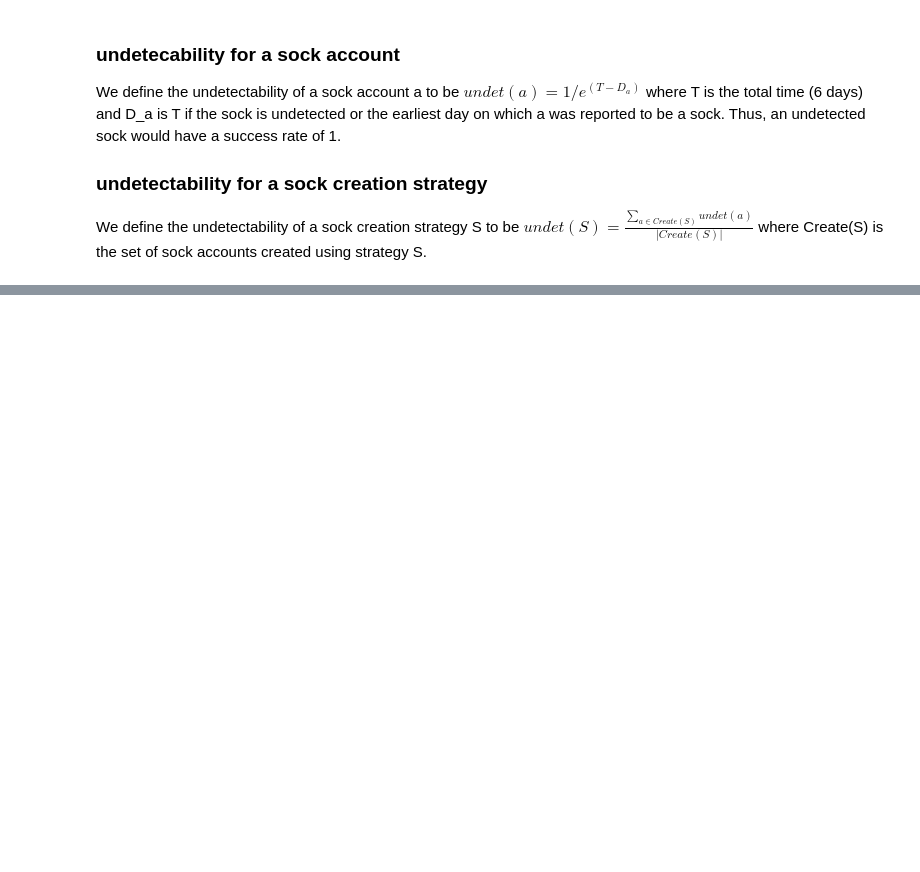
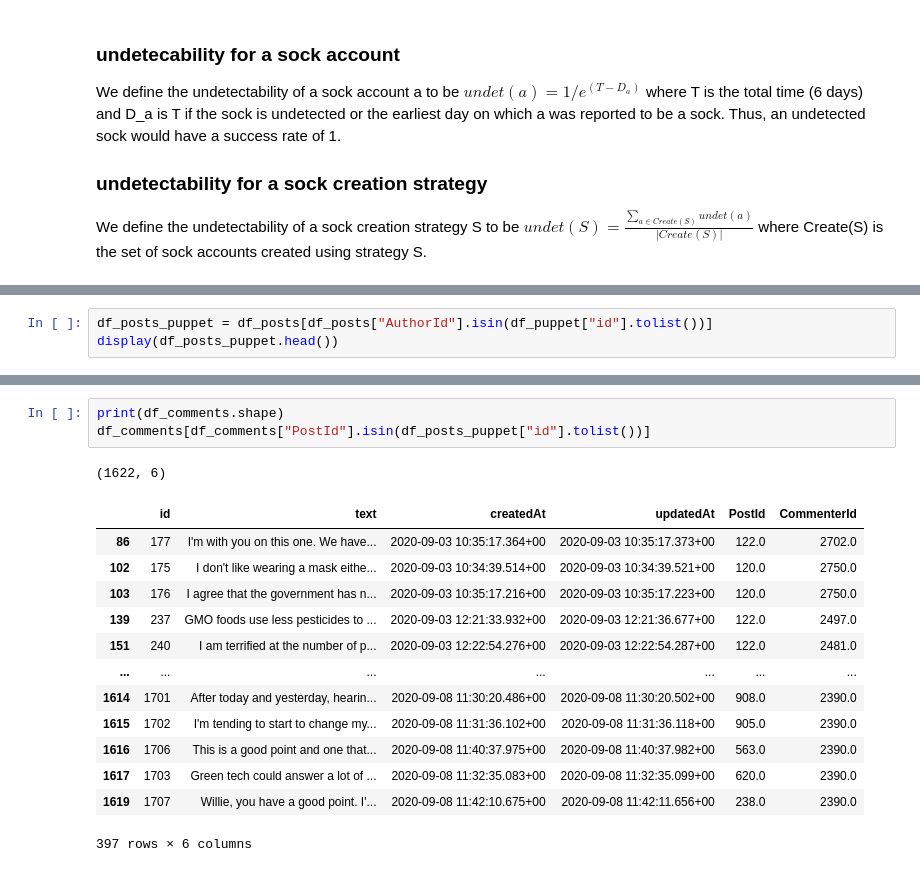
Before and after one commit to ruiliu310/dartpost-research, a Jupyter notebook: data_analytics.ipynb, the cells around one changed output, grey strips where cells are left out. Drawn from its saved outputs; the diff is of its cells as text; blank space fills up the shorter version.

```diff
--- a/data_analytics.ipynb
+++ b/data_analytics.ipynb
@@ -42,0 +109,3 @@ df_posts["id"].tolist()
+# %%
+df_posts_puppet = df_posts[df_posts["AuthorId"].isin(df_puppet["id"].tolist())]
+display(df_posts_puppet.head())
@@ -42,0 +119,18 @@ df_posts["id"].tolist()
+# %%
+print(df_comments.shape)
+df_comments[df_comments["PostId"].isin(df_posts_puppet["id"].tolist())]
+# %% [output]
+(1622, 6)
+|  | id | text | createdAt | updatedAt | PostId | CommenterId |
+| 86 | 177 | I'm with you on this one. We have... | 2020-09-03 10:35:17.364+00 | 2020-09-03 10:35:17.373+00 | 122.0 | 2702.0 |
+| 102 | 175 | I don't like wearing a mask eithe... | 2020-09-03 10:34:39.514+00 | 2020-09-03 10:34:39.521+00 | 120.0 | 2750.0 |
+| 103 | 176 | I agree that the government has n... | 2020-09-03 10:35:17.216+00 | 2020-09-03 10:35:17.223+00 | 120.0 | 2750.0 |
+| 139 | 237 | GMO foods use less pesticides to ... | 2020-09-03 12:21:33.932+00 | 2020-09-03 12:21:36.677+00 | 122.0 | 2497.0 |
+| 151 | 240 | I am terrified at the number of p... | 2020-09-03 12:22:54.276+00 | 2020-09-03 12:22:54.287+00 | 122.0 | 2481.0 |
+| ... | ... | ... | ... | ... | ... | ... |
+| 1614 | 1701 | After today and yesterday, hearin... | 2020-09-08 11:30:20.486+00 | 2020-09-08 11:30:20.502+00 | 908.0 | 2390.0 |
+| 1615 | 1702 | I'm tending to start to change my... | 2020-09-08 11:31:36.102+00 | 2020-09-08 11:31:36.118+00 | 905.0 | 2390.0 |
+| 1616 | 1706 | This is a good point and one that... | 2020-09-08 11:40:37.975+00 | 2020-09-08 11:40:37.982+00 | 563.0 | 2390.0 |
+| 1617 | 1703 | Green tech could answer a lot of ... | 2020-09-08 11:32:35.083+00 | 2020-09-08 11:32:35.099+00 | 620.0 | 2390.0 |
+| 1619 | 1707 | Willie, you have a good point. I'... | 2020-09-08 11:42:10.675+00 | 2020-09-08 11:42:11.656+00 | 238.0 | 2390.0 |
+397 rows × 6 columns
```
Also changed, not shown: parts of 17 cells of this notebook, 8 other files.
